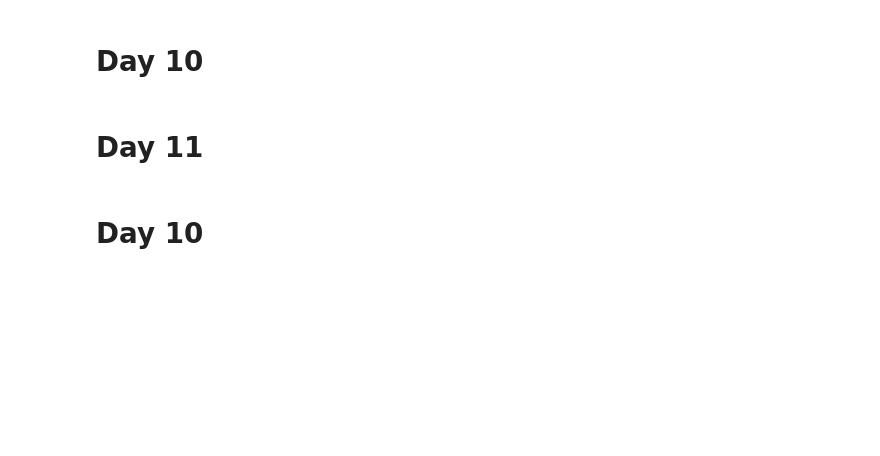
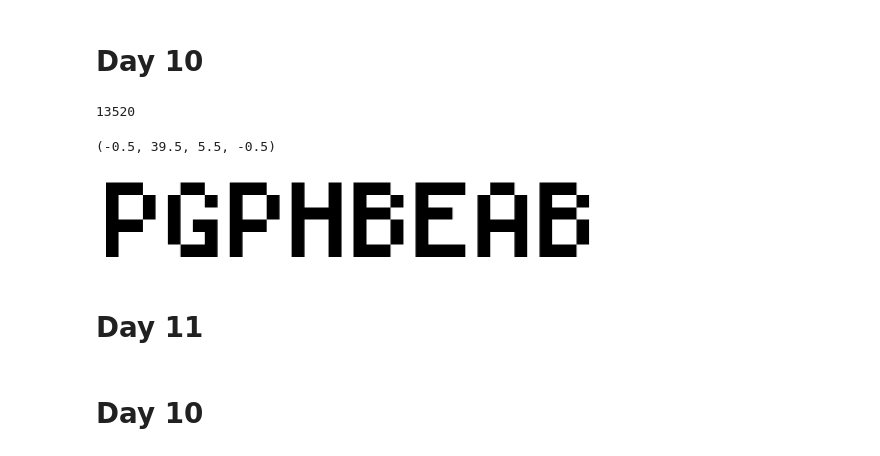
Before and after one commit to acpetit/AoC2022, a Jupyter notebook: AoC2022.ipynb, the cells around one changed output. Saved outputs shown, nothing was run; the diff lists cells and outputs as text; code cells hidden in the pictures; blank space fills up the shorter version.

```diff
--- a/AoC2022.ipynb
+++ b/AoC2022.ipynb
@@ -436,5 +436,57 @@ rope.plot()
 # %% [markdown]
 # Day 10
+# %%
+def readinput10(fname):
+    with open(fname) as f:
+        while line:=f.readline().rstrip():
+            if line =="noop": yield None
+            else: yield int(line.split(" ")[1])
+# %%
+X =1
+ncycle = 1
+savedcycles = range(20,240,40)
+savedvalues=[]
+for inst in readinput10("input10.txt"):
+    if ncycle in savedcycles:
+        savedvalues.append(X)
+    if inst is None:
+        ncycle +=1
+    else:
+        ncycle+=1
+        if ncycle in savedcycles:
+            savedvalues.append(X)
+        ncycle+=1
+        X+=inst
+# %%
+signalstrenght = sum([c*x for c,x in zip(savedcycles,savedvalues)])
+print(signalstrenght)
+# %% [output]
+13520
+# %%
+X =1
+ncycle = 0
+screen = np.zeros(240,dtype=int)
+def sprite(X,ncycle):
+    row = ncycle//40
+    return [row*40+X+k for k in range(-1,2) if 0<=(X+k)<40]
+for inst in readinput10("input10.txt"):
+    if ncycle in sprite(X,ncycle):
+        screen[ncycle] =1
+    if inst is None:
+        ncycle +=1
+    else:
+        ncycle+=1
+        if ncycle in sprite(X,ncycle):
+            screen[ncycle] =1
+        ncycle+=1
+        X+=inst
+screen = screen.reshape((6,40))
+# %%
+plt.imshow(1-screen,cmap="gray")
+plt.axis("off")
+# %% [output]
+(-0.5, 39.5, 5.5, -0.5)
+[figure, added]
 # %% [markdown]
 # Day 11
 # %% [markdown]
```
Also changed, not shown: parts of 1 cell of this notebook.
